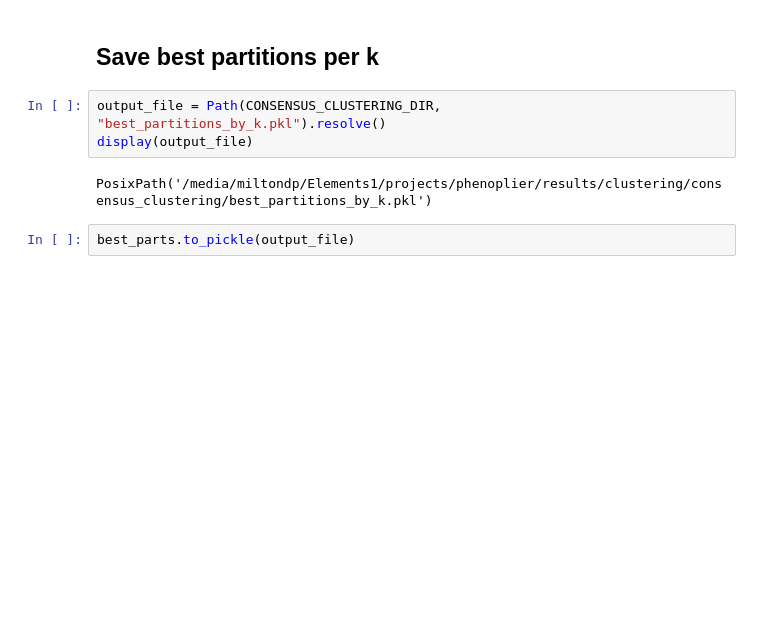
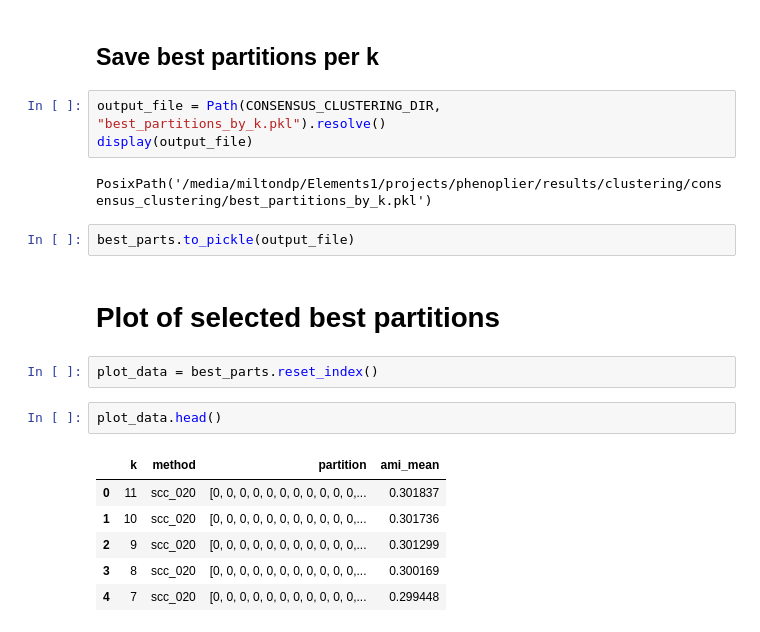
Before and after one commit to greenelab/phenoplier, a Jupyter notebook: nbs/16_consensus_clustering/030_01-get_best_partitions.ipynb, the cells around one changed output. Drawn from its saved outputs; the diff is of its cells as text; blank space fills up the shorter version.

```diff
--- a/nbs/16_consensus_clustering/030_01-get_best_partitions.ipynb
+++ b/nbs/16_consensus_clustering/030_01-get_best_partitions.ipynb
@@ -241,3 +241,16 @@ display(output_file)
 PosixPath('/media/miltondp/Elements1/projects/phenoplier/results/clustering/consensus_clustering/best_partitions_by_k.pkl')
 # %%
 best_parts.to_pickle(output_file)
+# %% [markdown]
+# Plot of selected best partitions
+# %%
+plot_data = best_parts.reset_index()
+# %%
+plot_data.head()
+# %% [output]
+|  | k | method | partition | ami_mean |
+| 0 | 11 | scc_020 | [0, 0, 0, 0, 0, 0, 0, 0, 0, 0, 0,... | 0.301837 |
+| 1 | 10 | scc_020 | [0, 0, 0, 0, 0, 0, 0, 0, 0, 0, 0,... | 0.301736 |
+| 2 | 9 | scc_020 | [0, 0, 0, 0, 0, 0, 0, 0, 0, 0, 0,... | 0.301299 |
+| 3 | 8 | scc_020 | [0, 0, 0, 0, 0, 0, 0, 0, 0, 0, 0,... | 0.300169 |
+| 4 | 7 | scc_020 | [0, 0, 0, 0, 0, 0, 0, 0, 0, 0, 0,... | 0.299448 |
```
Also changed, not shown: parts of 4 cells of this notebook, 1 other file.
